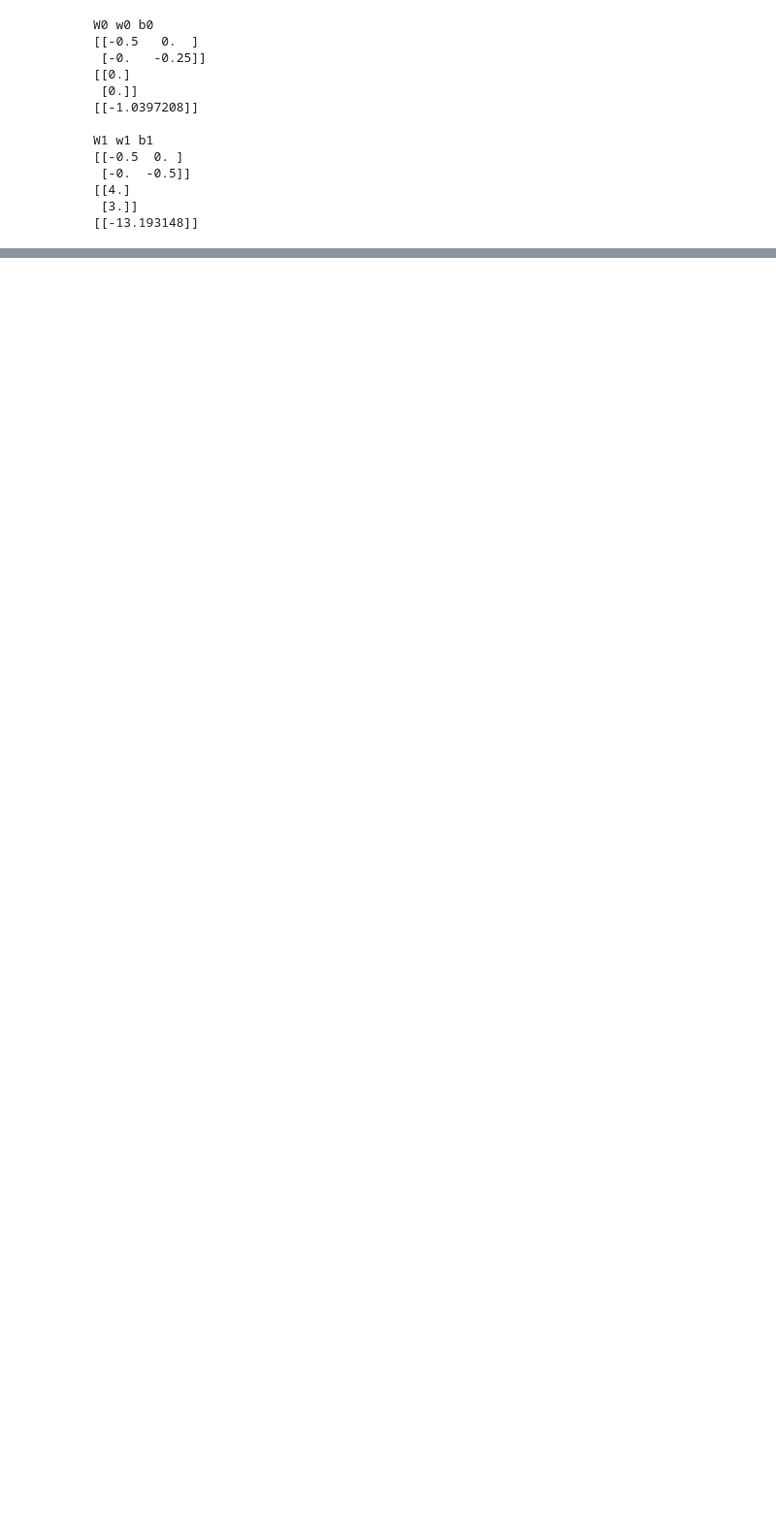
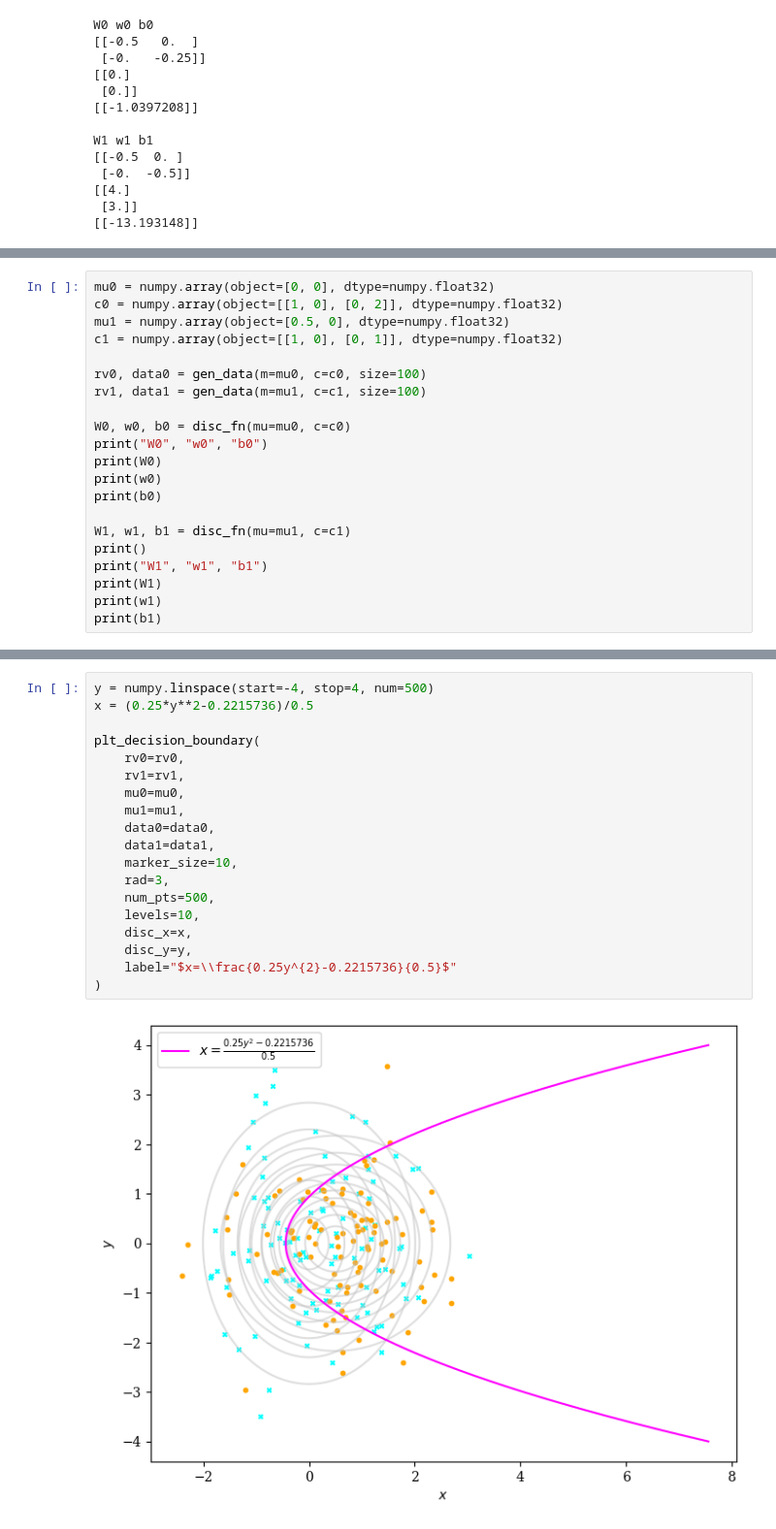
Before and after one commit to hongbozheng/machine-learning-signal-processing, a Jupyter notebook: problem_set_3/Untitled.ipynb, the cells around one changed output, grey strips where cells are left out. Shown: that part at 97% size. Saved outputs shown, nothing was run; the diff lists cells and outputs as text; blank space fills up the shorter version.

```diff
--- a/problem_set_3/Untitled.ipynb
+++ b/problem_set_3/Untitled.ipynb
@@ -212,0 +236,21 @@ W1 w1 b1
+# %%
+mu0 = numpy.array(object=[0, 0], dtype=numpy.float32)
+c0 = numpy.array(object=[[1, 0], [0, 2]], dtype=numpy.float32)
+mu1 = numpy.array(object=[0.5, 0], dtype=numpy.float32)
+c1 = numpy.array(object=[[1, 0], [0, 1]], dtype=numpy.float32)
+
+rv0, data0 = gen_data(m=mu0, c=c0, size=100)
+rv1, data1 = gen_data(m=mu1, c=c1, size=100)
+
+W0, w0, b0 = disc_fn(mu=mu0, c=c0)
+print("W0", "w0", "b0")
+print(W0)
+print(w0)
+print(b0)
+
+W1, w1, b1 = disc_fn(mu=mu1, c=c1)
+print()
+print("W1", "w1", "b1")
+print(W1)
+print(w1)
+print(b1)
@@ -212,0 +298,21 @@ W1 w1 b1
+# %%
+y = numpy.linspace(start=-4, stop=4, num=500)
+x = (0.25*y**2-0.2215736)/0.5
+
+plt_decision_boundary(
+    rv0=rv0,
+    rv1=rv1,
+    mu0=mu0,
+    mu1=mu1,
+    data0=data0,
+    data1=data1,
+    marker_size=10,
+    rad=3,
+    num_pts=500,
+    levels=10,
+    disc_x=x,
+    disc_y=y,
+    label="$x=\\frac{0.25y^{2}-0.2215736}{0.5}$"
+)
+# %% [output]
+[figure, added]
```
Also changed, not shown: parts of 13 cells of this notebook.
